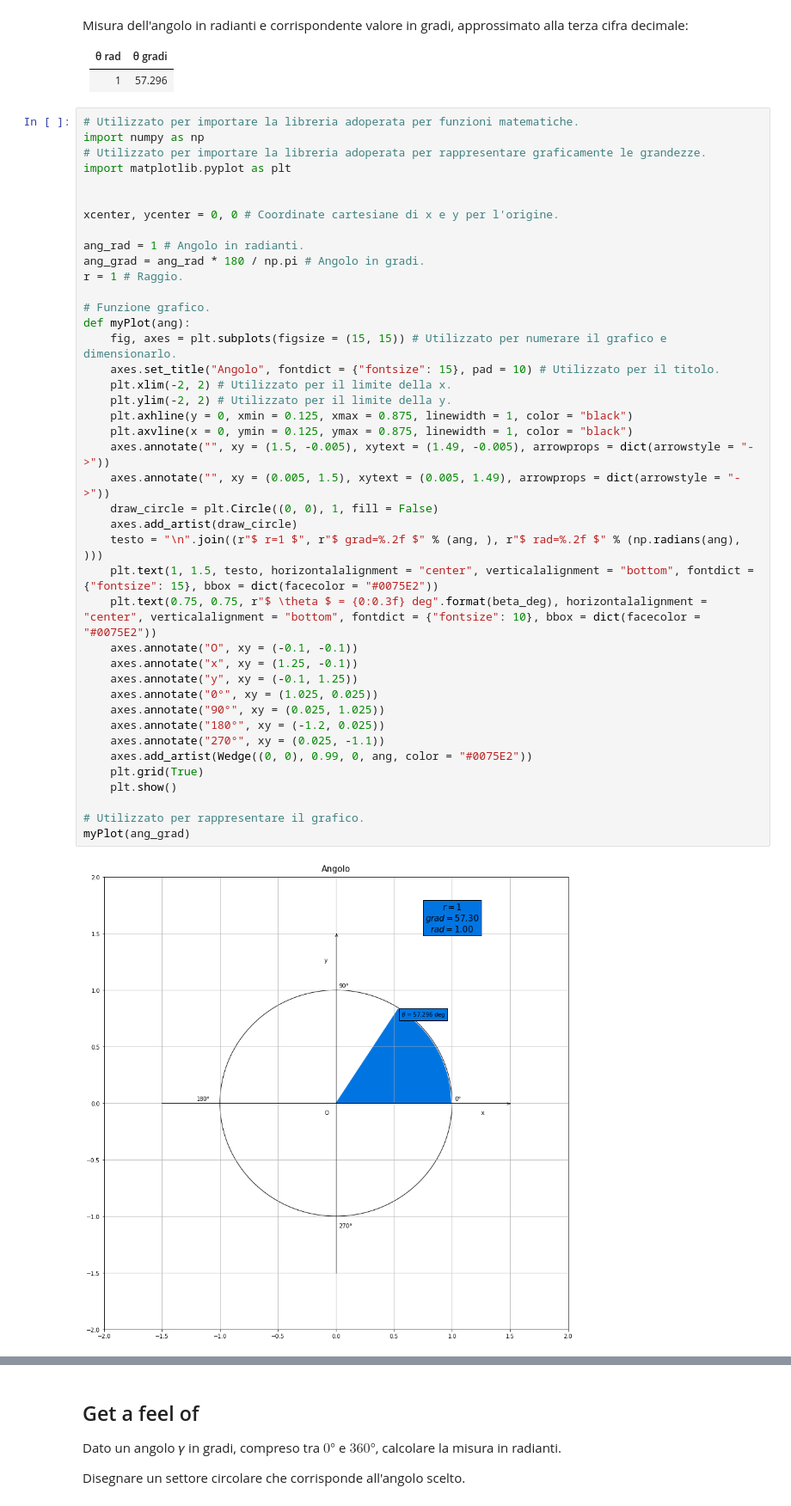
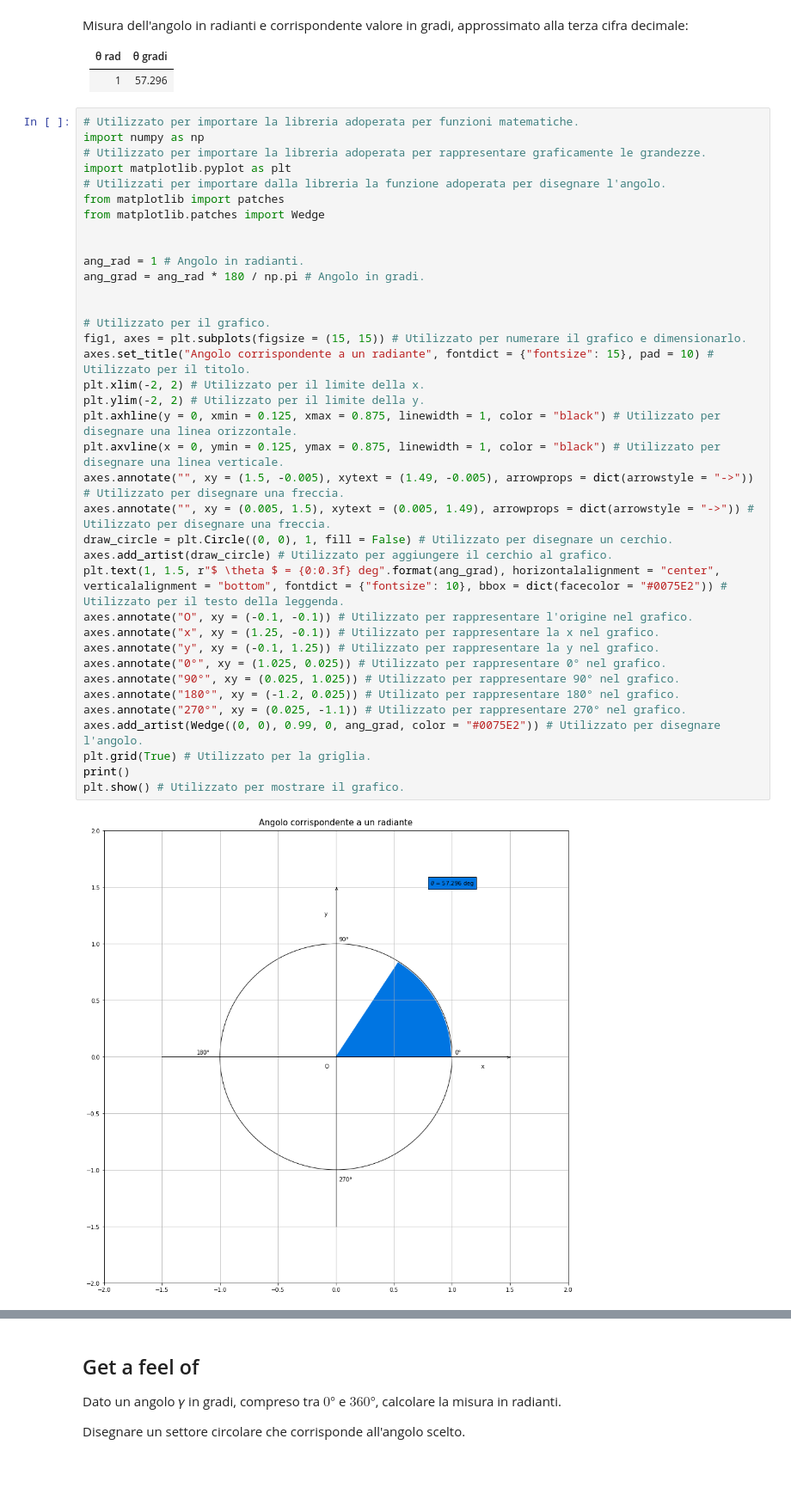
Before and after one commit to Darkaquon/Physics-with-Open-Source-Software, a Jupyter notebook: Notebook/Angoli.ipynb, the cells around one changed output, grey strips where cells are left out. Shown: that part at 86% size. Drawn from its saved outputs; the diff is of its cells as text; blank space fills up the shorter version.

```diff
--- a/Notebook/Angoli.ipynb
+++ b/Notebook/Angoli.ipynb
@@ -89,43 +89,39 @@ Misura dell'angolo in radianti e corrispondente valore in gradi, approssimato al
 # %%
 # Utilizzato per importare la libreria adoperata per funzioni matematiche.
 import numpy as np
 # Utilizzato per importare la libreria adoperata per rappresentare graficamente le grandezze.
 import matplotlib.pyplot as plt
+# Utilizzati per importare dalla libreria la funzione adoperata per disegnare l'angolo.
+from matplotlib import patches
+from matplotlib.patches import Wedge
 
-
-xcenter, ycenter = 0, 0 # Coordinate cartesiane di x e y per l'origine.
 
 ang_rad = 1 # Angolo in radianti.
 ang_grad = ang_rad * 180 / np.pi # Angolo in gradi.
-r = 1 # Raggio.
 
-# Funzione grafico.
-def myPlot(ang):
-    fig, axes = plt.subplots(figsize = (15, 15)) # Utilizzato per numerare il grafico e dimensionarlo.
-    axes.set_title("Angolo", fontdict = {"fontsize": 15}, pad = 10) # Utilizzato per il titolo.
-    plt.xlim(-2, 2) # Utilizzato per il limite della x.
-    plt.ylim(-2, 2) # Utilizzato per il limite della y.
-    plt.axhline(y = 0, xmin = 0.125, xmax = 0.875, linewidth = 1, color = "black")
-    plt.axvline(x = 0, ymin = 0.125, ymax = 0.875, linewidth = 1, color = "black")
-    axes.annotate("", xy = (1.5, -0.005), xytext = (1.49, -0.005), arrowprops = dict(arrowstyle = "->"))
-    axes.annotate("", xy = (0.005, 1.5), xytext = (0.005, 1.49), arrowprops = dict(arrowstyle = "->"))
-    draw_circle = plt.Circle((0, 0), 1, fill = False)
-    axes.add_artist(draw_circle)
-    testo = "\n".join((r"$ r=1 $", r"$ grad=%.2f $" % (ang, ), r"$ rad=%.2f $" % (np.radians(ang), )))
-    plt.text(1, 1.5, testo, horizontalalignment = "center", verticalalignment = "bottom", fontdict = {"fontsize": 15}, bbox = dict(facecolor = "#0075E2"))
-    plt.text(0.75, 0.75, r"$ \theta $ = {0:0.3f} deg".format(beta_deg), horizontalalignment = "center", verticalalignment = "bottom", fontdict = {"fontsize": 10}, bbox = dict(facecolor = "#0075E2"))
-    axes.annotate("O", xy = (-0.1, -0.1))
-    axes.annotate("x", xy = (1.25, -0.1))
-    axes.annotate("y", xy = (-0.1, 1.25))
-    axes.annotate("0°", xy = (1.025, 0.025))
-    axes.annotate("90°", xy = (0.025, 1.025))
-    axes.annotate("180°", xy = (-1.2, 0.025))
-    axes.annotate("270°", xy = (0.025, -1.1))
-    axes.add_artist(Wedge((0, 0), 0.99, 0, ang, color = "#0075E2"))
-    plt.grid(True)
-    plt.show()
 
-# Utilizzato per rappresentare il grafico.
-myPlot(ang_grad)
+# Utilizzato per il grafico.
+fig1, axes = plt.subplots(figsize = (15, 15)) # Utilizzato per numerare il grafico e dimensionarlo.
+axes.set_title("Angolo corrispondente a un radiante", fontdict = {"fontsize": 15}, pad = 10) # Utilizzato per il titolo.
+plt.xlim(-2, 2) # Utilizzato per il limite della x.
+plt.ylim(-2, 2) # Utilizzato per il limite della y.
+plt.axhline(y = 0, xmin = 0.125, xmax = 0.875, linewidth = 1, color = "black") # Utilizzato per disegnare una linea orizzontale.
+plt.axvline(x = 0, ymin = 0.125, ymax = 0.875, linewidth = 1, color = "black") # Utilizzato per disegnare una linea verticale.
+axes.annotate("", xy = (1.5, -0.005), xytext = (1.49, -0.005), arrowprops = dict(arrowstyle = "->")) # Utilizzato per disegnare una freccia.
+axes.annotate("", xy = (0.005, 1.5), xytext = (0.005, 1.49), arrowprops = dict(arrowstyle = "->")) # Utilizzato per disegnare una freccia.
+draw_circle = plt.Circle((0, 0), 1, fill = False) # Utilizzato per disegnare un cerchio.
+axes.add_artist(draw_circle) # Utilizzato per aggiungere il cerchio al grafico.
+plt.text(1, 1.5, r"$ \theta $ = {0:0.3f} deg".format(ang_grad), horizontalalignment = "center", verticalalignment = "bottom", fontdict = {"fontsize": 10}, bbox = dict(facecolor = "#0075E2")) # Utilizzato per il testo della leggenda.
+axes.annotate("O", xy = (-0.1, -0.1)) # Utilizzato per rappresentare l'origine nel grafico.
+axes.annotate("x", xy = (1.25, -0.1)) # Utilizzato per rappresentare la x nel grafico.
+axes.annotate("y", xy = (-0.1, 1.25)) # Utilizzato per rappresentare la y nel grafico.
+axes.annotate("0°", xy = (1.025, 0.025)) # Utilizzato per rappresentare 0° nel grafico.
+axes.annotate("90°", xy = (0.025, 1.025)) # Utilizzato per rappresentare 90° nel grafico.
+axes.annotate("180°", xy = (-1.2, 0.025)) # Utilizato per rappresentare 180° nel grafico.
+axes.annotate("270°", xy = (0.025, -1.1)) # Utilizzato per rappresentare 270° nel grafico.
+axes.add_artist(Wedge((0, 0), 0.99, 0, ang_grad, color = "#0075E2")) # Utilizzato per disegnare l'angolo.
+plt.grid(True) # Utilizzato per la griglia.
+print()
+plt.show() # Utilizzato per mostrare il grafico.
 # %% [output]
-[figure, old version]
+[figure, new version]
```
Also changed, not shown: parts of 3 cells of this notebook.
